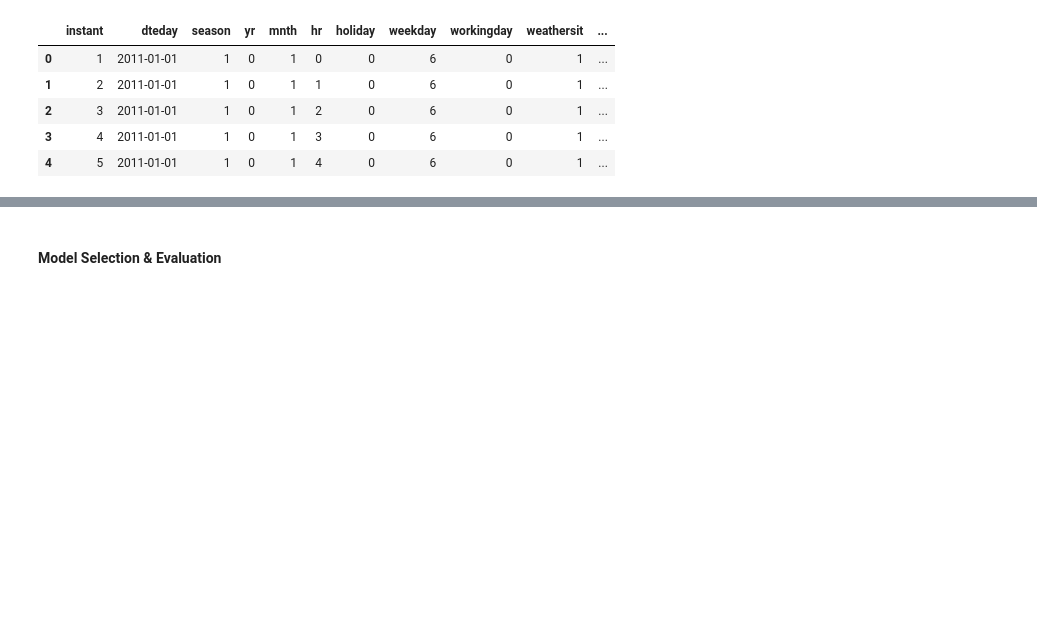
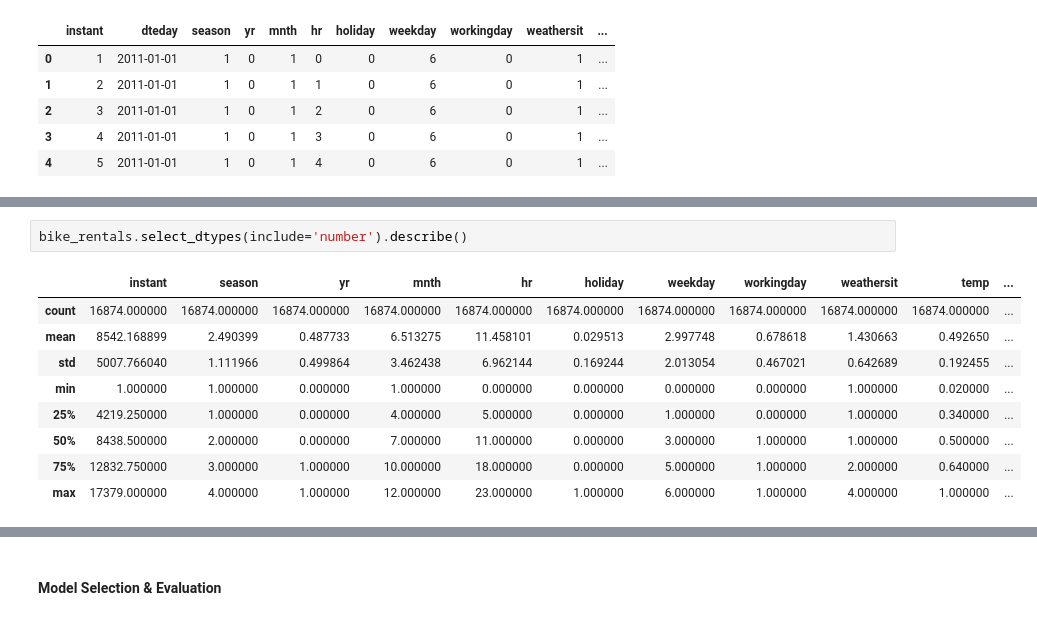
Before and after one commit to nis-23/Predicting-Bike-Rentals, a Jupyter notebook: notebooks/01-nishant-project_walkthrough.ipynb, the cells around one changed output, grey strips where cells are left out. Drawn from its saved outputs; the diff is of its cells as text; blank space fills up the shorter version.

```diff
--- a/notebooks/01-nishant-project_walkthrough.ipynb
+++ b/notebooks/01-nishant-project_walkthrough.ipynb
@@ -34,5 +97,17 @@ Data columns (total 17 columns):
 dtypes: float64(4), int64(12), object(1)
 memory usage: 2.3+ MB
+# %%
+bike_rentals.select_dtypes(include='number').describe()
+# %% [output]
+|  | instant | season | yr | mnth | hr | holiday | weekday | workingday | weathersit | temp | ... |
+| count | 16874.000000 | 16874.000000 | 16874.000000 | 16874.000000 | 16874.000000 | 16874.000000 | 16874.000000 | 16874.000000 | 16874.000000 | 16874.000000 | ... |
+| mean | 8542.168899 | 2.490399 | 0.487733 | 6.513275 | 11.458101 | 0.029513 | 2.997748 | 0.678618 | 1.430663 | 0.492650 | ... |
+| std | 5007.766040 | 1.111966 | 0.499864 | 3.462438 | 6.962144 | 0.169244 | 2.013054 | 0.467021 | 0.642689 | 0.192455 | ... |
+| min | 1.000000 | 1.000000 | 0.000000 | 1.000000 | 0.000000 | 0.000000 | 0.000000 | 0.000000 | 1.000000 | 0.020000 | ... |
+| 25% | 4219.250000 | 1.000000 | 0.000000 | 4.000000 | 5.000000 | 0.000000 | 1.000000 | 0.000000 | 1.000000 | 0.340000 | ... |
+| 50% | 8438.500000 | 2.000000 | 0.000000 | 7.000000 | 11.000000 | 0.000000 | 3.000000 | 1.000000 | 1.000000 | 0.500000 | ... |
+| 75% | 12832.750000 | 3.000000 | 1.000000 | 10.000000 | 18.000000 | 0.000000 | 5.000000 | 1.000000 | 2.000000 | 0.640000 | ... |
+| max | 17379.000000 | 4.000000 | 1.000000 | 12.000000 | 23.000000 | 1.000000 | 6.000000 | 1.000000 | 4.000000 | 1.000000 | ... |
 # %%
 bike_rentals.select_dtypes(include='number').corrwith(bike_rentals.cnt)
 # %% [output]
```
Also changed, not shown: parts of 21 cells of this notebook, 2 other files.
